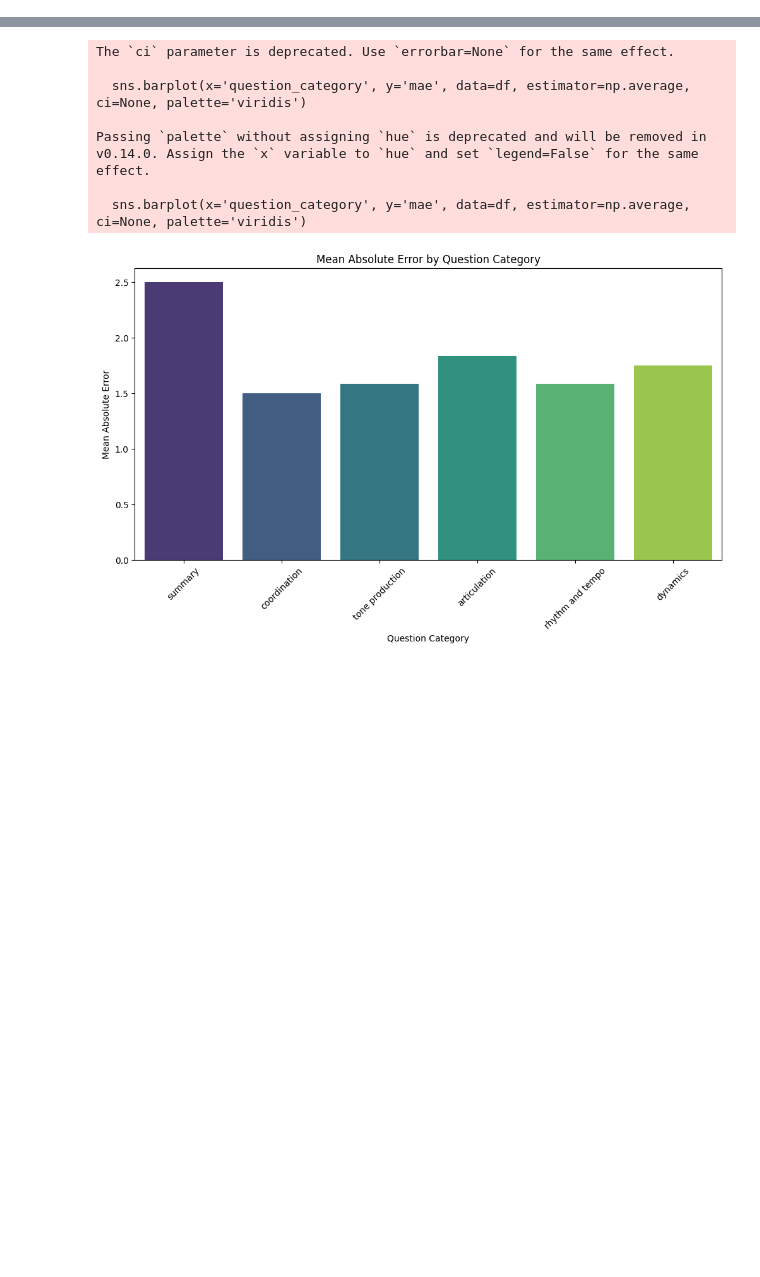
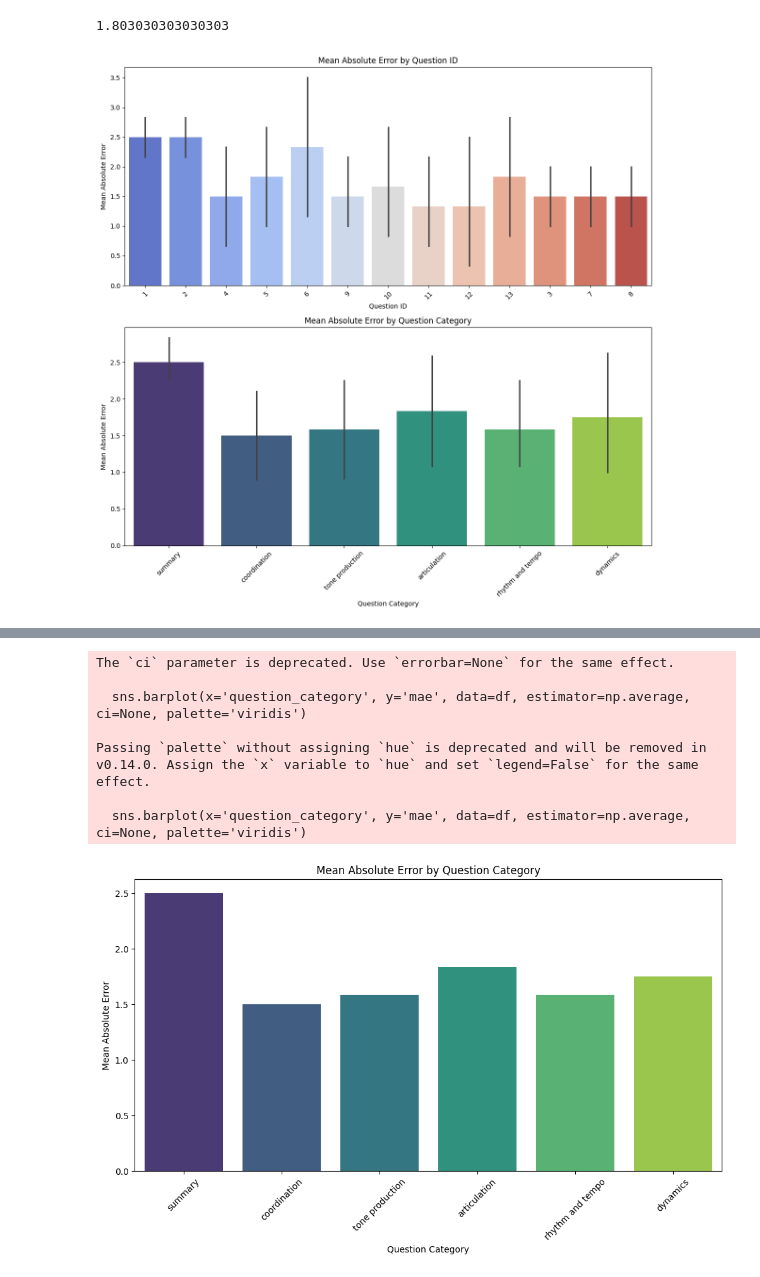
Before and after one commit to anusfoil/LLaQo, a Jupyter notebook: engine/results/analysis.ipynb, the cells around one changed output, grey strips where cells are left out. Saved outputs shown, nothing was run; the diff lists cells and outputs as text; code cells hidden in the pictures; blank space fills up the shorter version.

```diff
--- a/engine/results/analysis.ipynb
+++ b/engine/results/analysis.ipynb
@@ -4,8 +4,8 @@ import numpy as np
 import seaborn as sns
 import matplotlib.pyplot as plt
 # %%
-df = pd.read_csv("checkpoint_51000.csv")
-df[-5:]
+llaqo_df = pd.read_csv("checkpoint_51000.csv")
+llaqo_df[-5:]
 # %% [output]
 |  | Unnamed: 0 | audio_path | question | output | gt | question_id | question_category | mae |
 | 61 | 61 | /data/EECS-MachineListeningLab/da... | How would you rate the correctnes... | ['4'] | 3 | 9 | rhythm and tempo | 1 |
@@ -38,0 +26,33 @@ Passing `palette` without assigning `hue` is deprecated and will be removed in v
+# %%
+
+def plot_by_qidx(df):
+    # Assuming the DataFrame is named df
+    # You might need to convert 'question_id' to a string if it's not already, for better plotting
+    df['question_id'] = df['question_id'].astype(str)
+
+    print(df['mae'].mean())
+
+    # Setup the figure and axes
+    fig, ax = plt.subplots(2, 1, figsize=(12, 12))  # 2 rows, 1 column
+
+    # First plot: Mean Absolute Error by Question ID
+    sns.barplot(ax=ax[0], x='question_id', y='mae', hue='question_id', data=df, estimator=np.average, palette='coolwarm')
+    ax[0].set_title('Mean Absolute Error by Question ID')
+    ax[0].set_xlabel('Question ID')
+    ax[0].set_ylabel('Mean Absolute Error')
+    ax[0].tick_params(axis='x', rotation=45)  # Rotate for better readability
+
+    # Second plot: Mean Absolute Error by Question Category
+    sns.barplot(ax=ax[1], x='question_category', y='mae',  hue='question_category', data=df, estimator=np.average, palette='viridis')
+    ax[1].set_title('Mean Absolute Error by Question Category')
+    ax[1].set_xlabel('Question Category')
+    ax[1].set_ylabel('Mean Absolute Error')
+    ax[1].tick_params(axis='x', rotation=45)  # Rotate for better readability
+
+    plt.tight_layout()  # Adjust layout to not overlap
+    plt.show()
+# %%
+plot_by_qidx(llaqo_df)
+# %% [output]
+1.803030303030303
+[figure, added]
```
Also changed, not shown: parts of 3 cells of this notebook, 4 other files.
